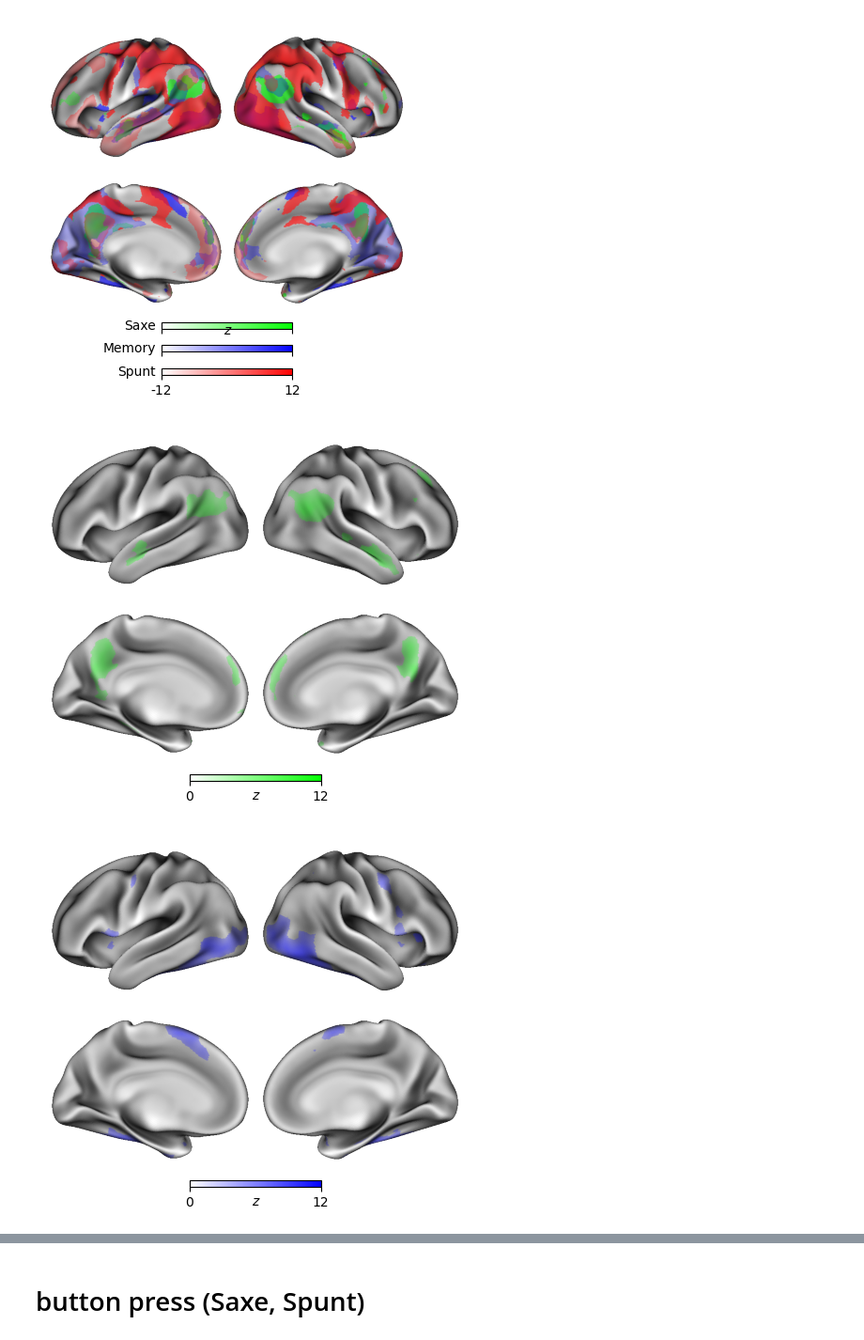
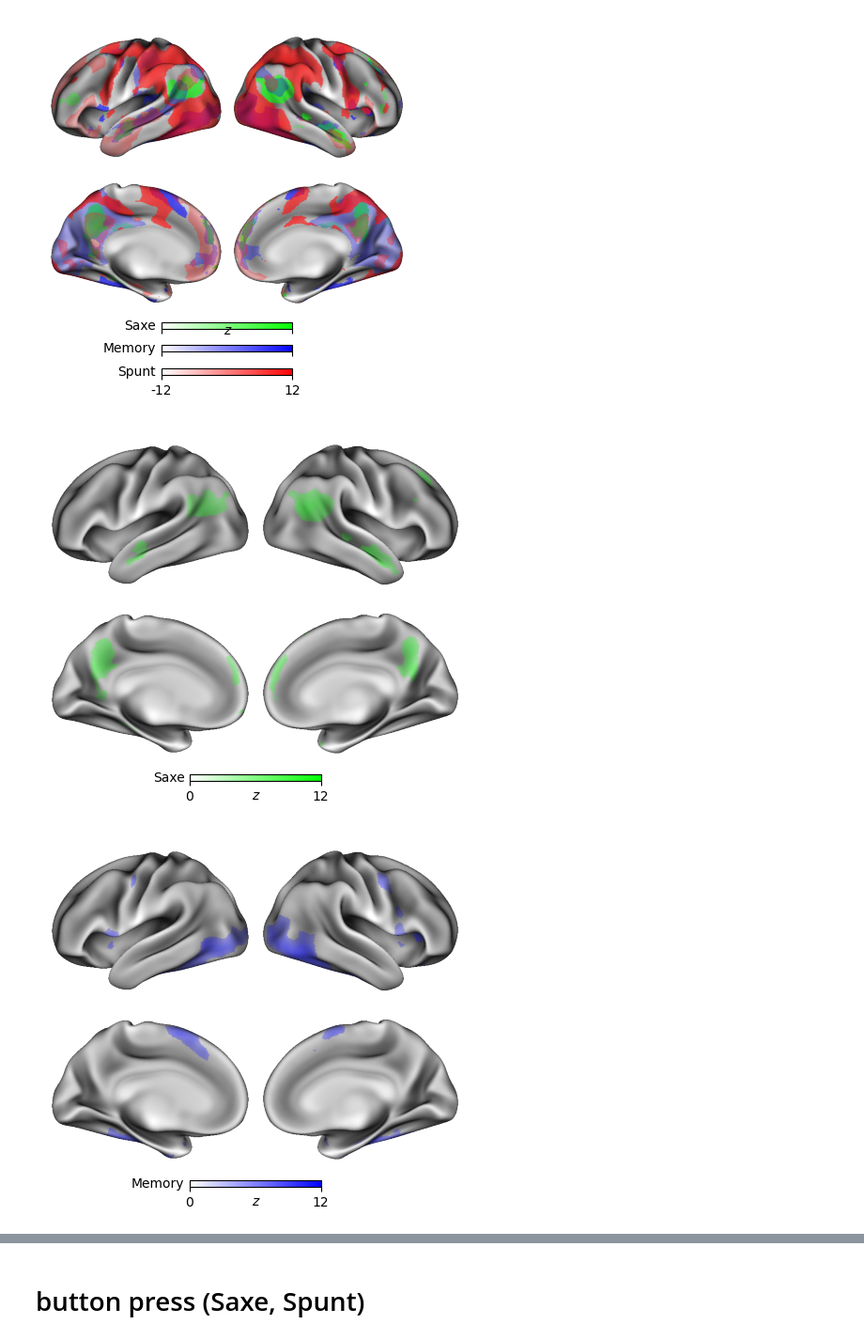
Before and after one commit to jungheejung/projects_fractional, a Jupyter notebook: scripts/step03_nilearn/nilearn03_overlay.ipynb, the cells around one changed output, grey strips where cells are left out. Shown at 94% size. Drawn from its saved outputs; the diff is of its cells as text; code cells hidden in the pictures.

```diff
--- a/scripts/step03_nilearn/nilearn03_overlay.ipynb
+++ b/scripts/step03_nilearn/nilearn03_overlay.ipynb
@@ -127,7 +102,7 @@ fig.show()
 # %% [output]
 [figure]
 # %%
-def task_surf(task_lh, task_rh, cmap_key, cmap_range):
+def task_surf(task_lh, task_rh, cmap_key, cmap_range, cbar_label):
     # get surfaces + sulc maps
     surfaces = fetch_fslr()
     lh, rh = surfaces['inflated']
@@ -137,7 +112,7 @@ def task_surf(task_lh, task_rh, cmap_key, cmap_range):
     p.add_layer({'left': sulc_lh, 'right': sulc_rh}, cmap='binary_r', cbar=False)
 
     p.add_layer({'left': task_lh, 'right': task_rh}, cmap=nilearn_cmaps[cmap_key],
-                color_range=cmap_range)
+                color_range=cmap_range, cbar_label=cbar_label)
 
     cbar_kws = dict(outer_labels_only=True, pad=.02, n_ticks=2, decimals=0)
     fig = p.build(cbar_kws=cbar_kws)
@@ -145,9 +120,9 @@ def task_surf(task_lh, task_rh, cmap_key, cmap_range):
     fig.axes[1].set_xlabel('z', labelpad=-11, fontstyle='italic')
     fig.show()
 # %%
-task_surf(saxe3_lh, saxe3_rh, cmap_key='green_transparent_full_alpha_range', cmap_range=(0,12))
-task_surf(memory3_lh, memory3_rh, cmap_key='blue_transparent_full_alpha_range', cmap_range=(0,12))
-task_surf(spunt3_lh, spunt3_rh, cmap_key='red_transparent_full_alpha_range', cmap_range=(0,12))
+task_surf(saxe3_lh, saxe3_rh, cmap_key='green_transparent_full_alpha_range', cmap_range=(0,12), cbar_label='Saxe')
+task_surf(memory3_lh, memory3_rh, cmap_key='blue_transparent_full_alpha_range', cmap_range=(0,12), cbar_label='Memory')
+task_surf(spunt3_lh, spunt3_rh, cmap_key='red_transparent_full_alpha_range', cmap_range=(0,12), cbar_label='Spunt')
 # %% [output]
-[figure, old version]
+[figure, new version]
-[figure, old version]
+[figure, new version]
```
Also changed, not shown: parts of 11 cells of this notebook.
